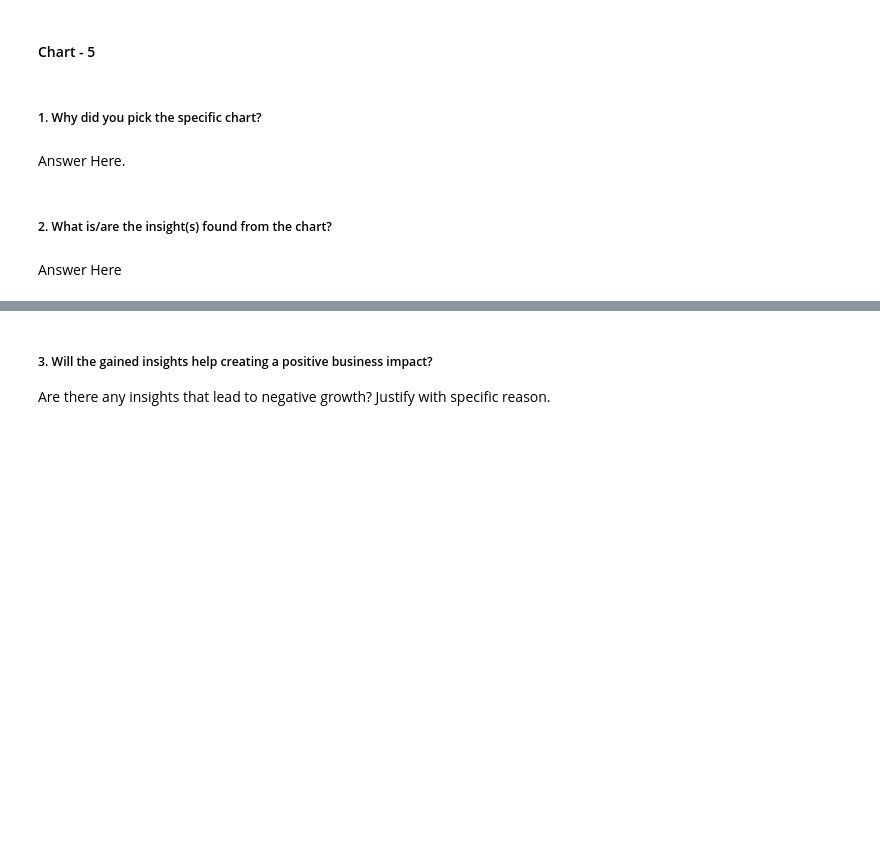
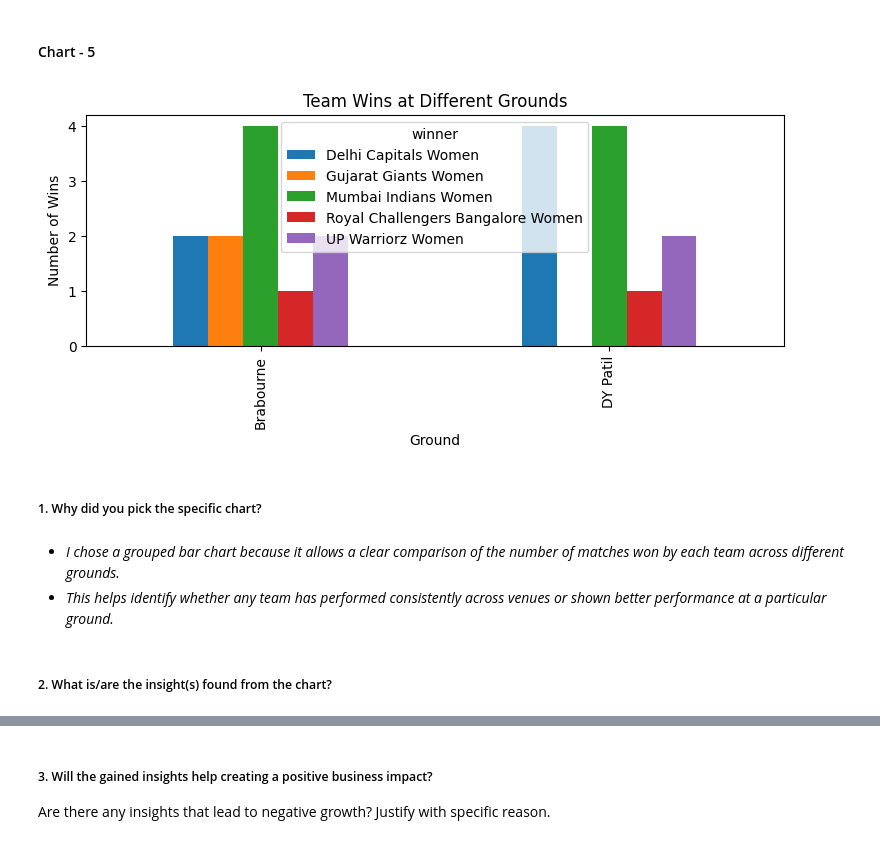
Before and after one commit to GEE2007/WPL-Inaugural-Analytics, a Jupyter notebook: WPL_Inaugural_Analytics.ipynb, the cells around one changed output, grey strips where cells are left out. Cells and saved outputs as stored; diff of their text form; code cells hidden in the pictures; blank space fills up the shorter version.

```diff
--- a/WPL_Inaugural_Analytics.ipynb
+++ b/WPL_Inaugural_Analytics.ipynb
@@ -691,8 +716,17 @@ Answer Here
+# %%
+# Chart - 5 visualization code
+ground_wins = pd.crosstab(matches['ground'], matches['winner'])
+ground_wins.plot(kind='bar', figsize=(9,3))
+plt.title("Team Wins at Different Grounds")
+plt.xlabel("Ground")
+plt.ylabel("Number of Wins")
+plt.show()
+# %% [output]
+[figure, added]
 # %% [markdown]
 ##### 1. Why did you pick the specific chart?
-# %% [markdown]
-Answer Here.
+# %% [markdown]
+*   *I chose a grouped bar chart because it allows a clear comparison of the number of matches won by each team across different grounds.*
+*   *This helps identify whether any team has performed consistently across venues or shown better performance at a particular ground.*
 # %% [markdown]
 ##### 2. What is/are the insight(s) found from the chart?
-# %% [markdown]
-Answer Here
```
Also changed, not shown: parts of 31 cells of this notebook.
